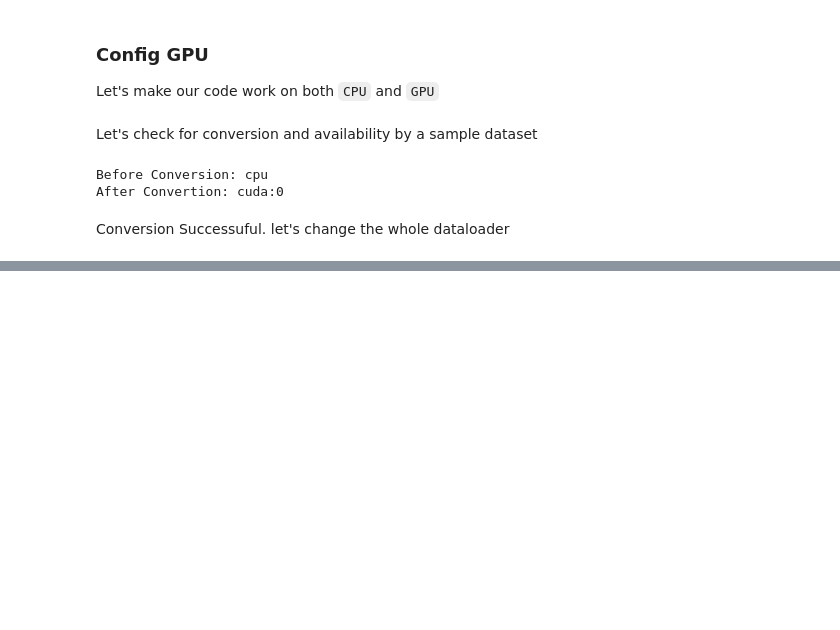
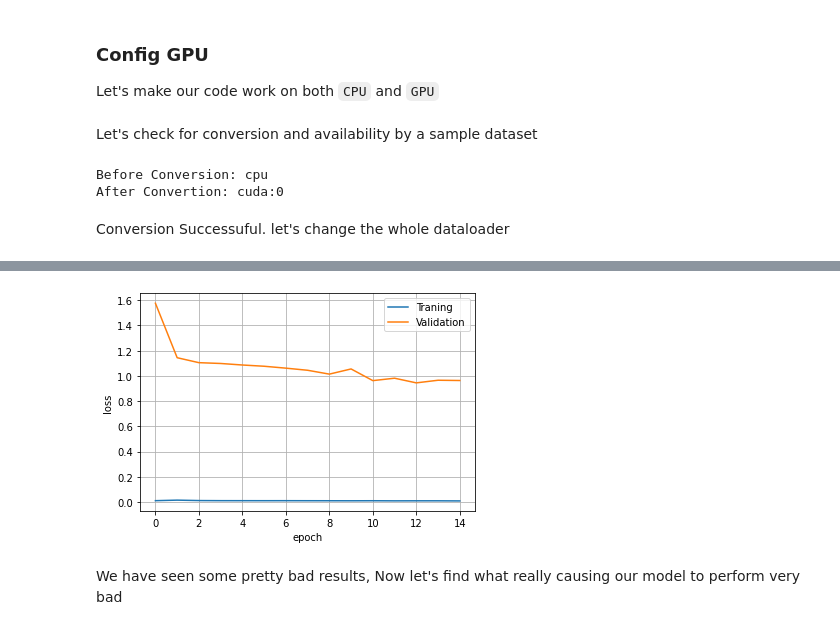
Before and after one commit to PremKumar-V/ML_Projects, a Jupyter notebook: shoe-sandal-boot-classification.ipynb, the cells around one changed output, grey strips where cells are left out. Drawn from its saved outputs; the diff is of its cells as text; code cells hidden in the pictures; blank space fills up the shorter version.

```diff
--- a/shoe-sandal-boot-classification.ipynb
+++ b/shoe-sandal-boot-classification.ipynb
@@ -273,0 +409,6 @@ valLoader = DeviceDataLoader(valLoader, device)
+# %%
+showResults(results, accuracy = False)
+# %% [output]
+[figure, added]
+# %% [markdown]
+We have seen some pretty bad results, Now let's find what really causing our model to perform very bad
```
Also changed, not shown: parts of 25 cells of this notebook.
